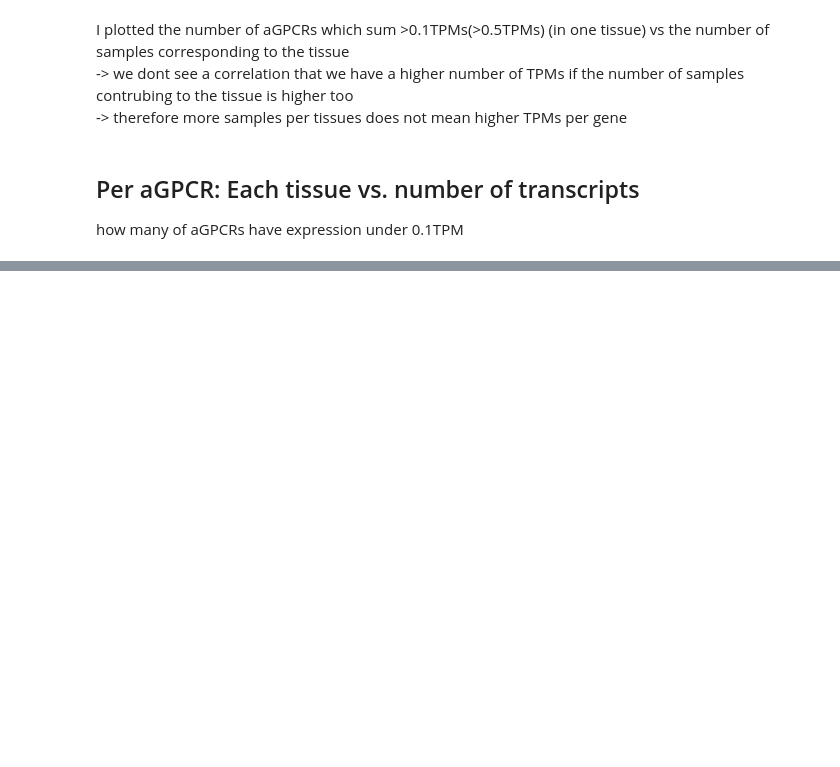
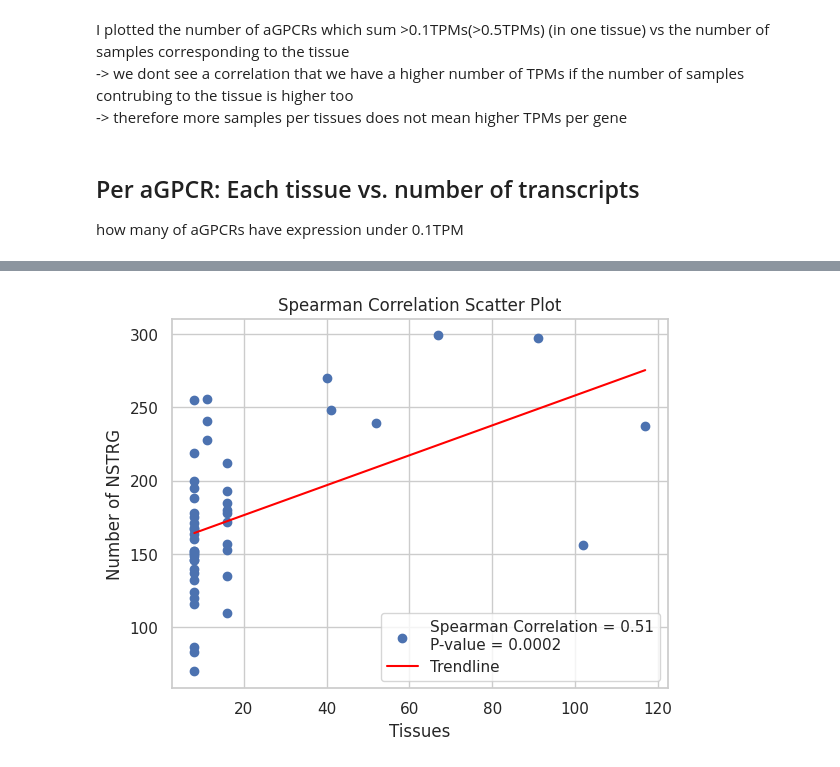
Before and after one commit to chrissikath/Splice-O-Mat, a Jupyter notebook: analysis/high_number_newly_transcripts/high_number_of_newly_transcripts.ipynb, the cells around one changed output, grey strips where cells are left out. Saved outputs shown, nothing was run; the diff lists cells and outputs as text; code cells hidden in the pictures; blank space fills up the shorter version.

```diff
--- a/analysis/high_number_newly_transcripts/high_number_of_newly_transcripts.ipynb
+++ b/analysis/high_number_newly_transcripts/high_number_of_newly_transcripts.ipynb
@@ -138,0 +269,28 @@ df.set_axis(new_col, axis=1).to_csv("low_expressed_and_newly.csv")
+# %%
+values_NSTRG
+
+corr_coefficient, p_value = spearmanr(tissues, values_NSTRG)
+
+# Scatter plot
+plt.scatter(tissues, values_NSTRG, label=f"Spearman Correlation = {corr_coefficient:.2f}\nP-value = {p_value:.4f}")
+
+# Add a trendline (correlation line)
+z = np.polyfit(tissues, values_NSTRG, 1)
+p = np.poly1d(z)
+plt.plot(tissues, p(tissues), color='red', label='Trendline')
+
+# Add labels and title
+plt.xlabel('Tissues')
+plt.ylabel('Number of NSTRG')
+plt.title('Spearman Correlation Scatter Plot')
+
+# Add a grid for better readability
+plt.grid(True)
+
+# Add legend
+plt.legend()
+
+# Display the plot
+plt.show()
+# %% [output]
+[figure, added]
```
Also changed, not shown: parts of 6 cells of this notebook, 38 other files.
